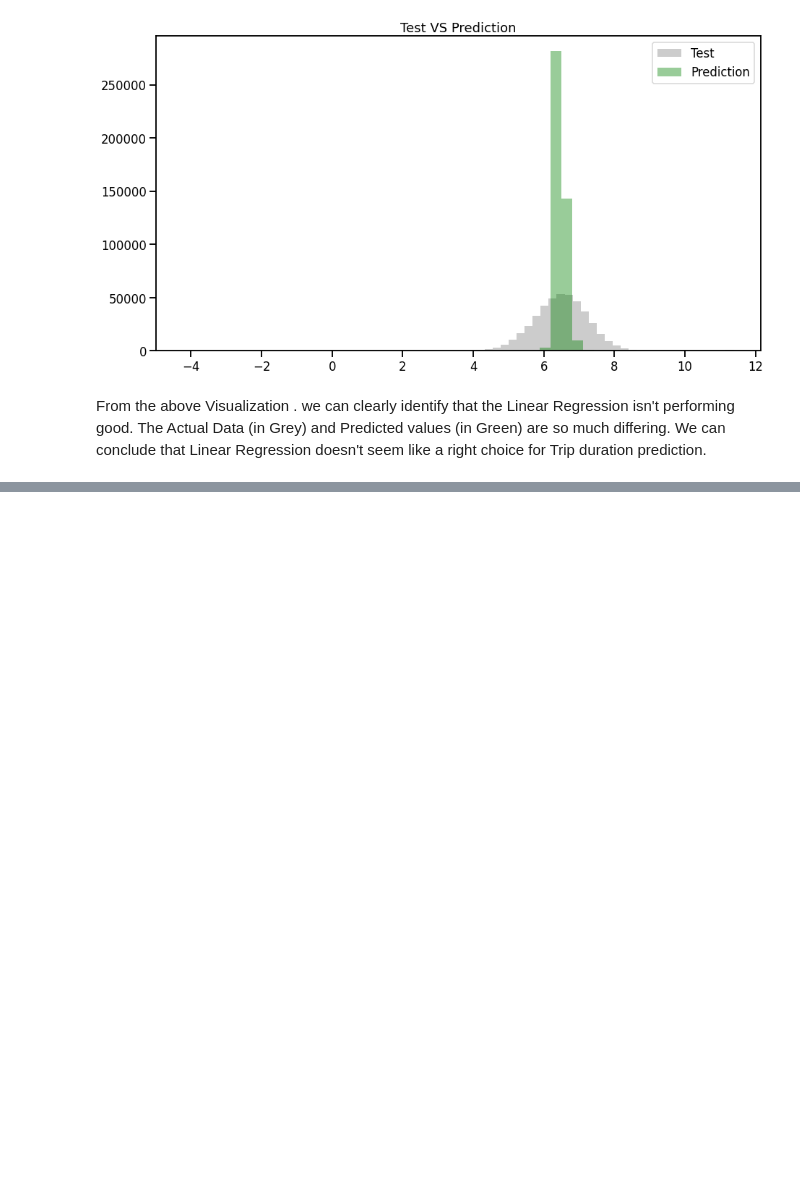
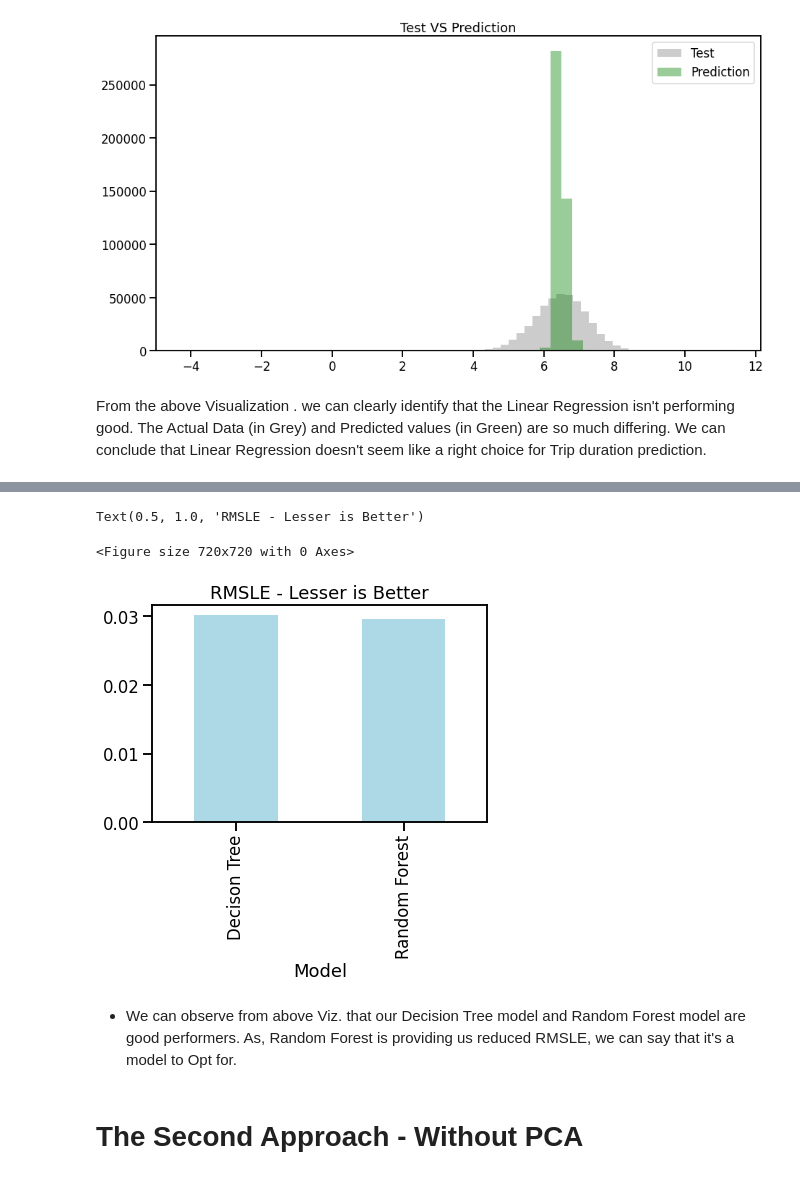
Before and after one commit to avinashyadav11/NYC-Taxi-Trip-Time-Prediction-ML, a Jupyter notebook: NYC_Taxi_Trip_Time_Prediction_Capstone_Project.ipynb, the cells around one changed output, grey strips where cells are left out. Cells and saved outputs as stored; diff of their text form; code cells hidden in the pictures; blank space fills up the shorter version.

```diff
--- a/NYC_Taxi_Trip_Time_Prediction_Capstone_Project.ipynb
+++ b/NYC_Taxi_Trip_Time_Prediction_Capstone_Project.ipynb
@@ -917,0 +1072,15 @@ SyntaxError: ignored
+# %%
+#RMSLE plot
+
+plt.figure(figsize=(10,10))
+r2 = pd.DataFrame({'RMSLE':np.array([np.sqrt(mean_squared_log_error(dt_pred, y_test)), np.sqrt(mean_squared_log_error(rf_pred, y_test))]), 'Model':np.array(['Decison Tree', 'Random Forest'])})
+r2.set_index('Model').plot(kind="bar", color="lightblue", legend=False)
+plt.title("RMSLE - Lesser is Better")
+# %% [output]
+Text(0.5, 1.0, 'RMSLE - Lesser is Better')
+<Figure size 720x720 with 0 Axes>
+[figure, added]
+# %% [markdown]
+- We can observe from above Viz. that our Decision Tree model and Random Forest model are good performers. As, Random Forest is providing us reduced RMSLE, we can say that it's a model to Opt for.
+# %% [markdown]
+# The Second Approach - Without PCA
```
Also changed, not shown: parts of 52 cells of this notebook.
